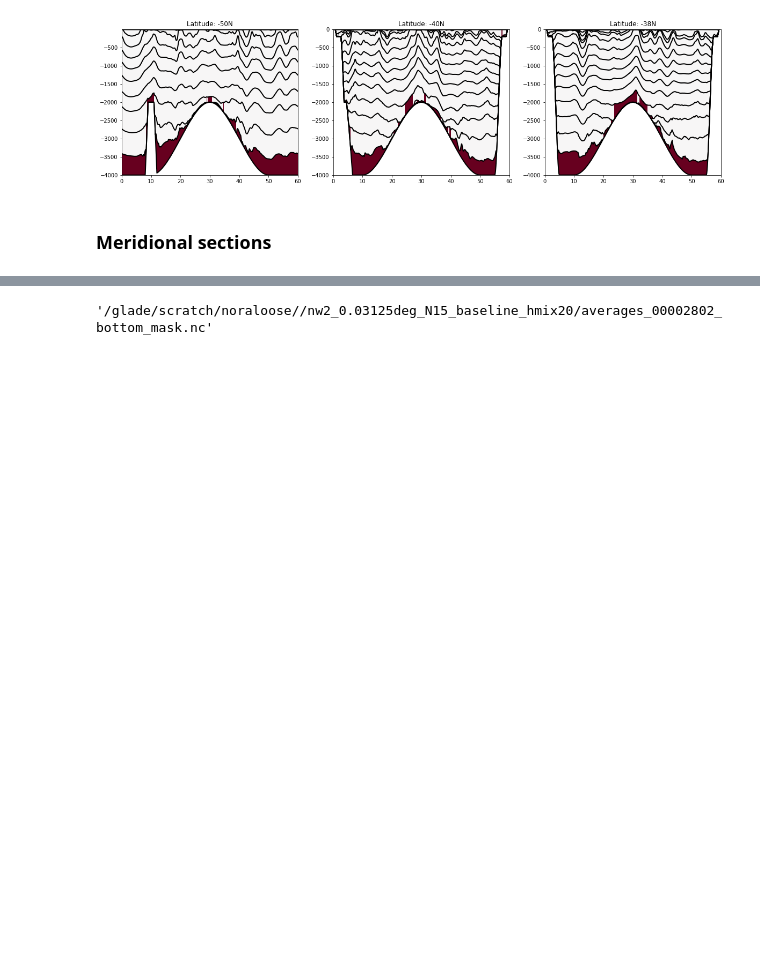
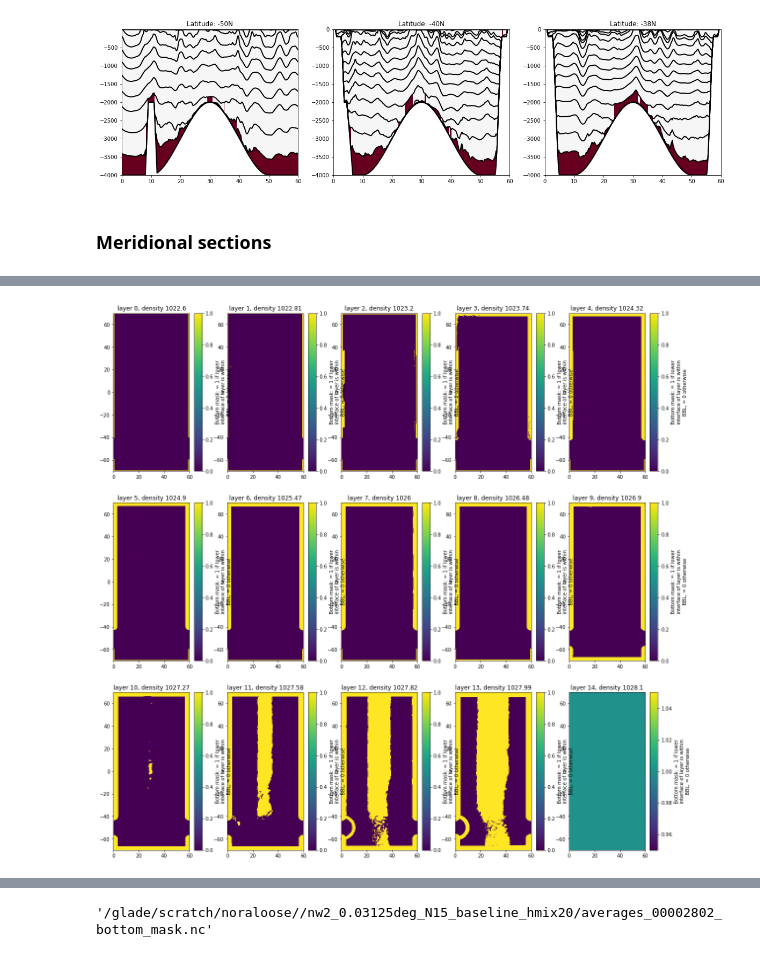
Before and after one commit to NoraLoose/energy_cycles, a Jupyter notebook: make_bottom_mask.ipynb, the cells around one changed output, grey strips where cells are left out. Saved outputs shown, nothing was run; the diff lists cells and outputs as text; code cells hidden in the pictures; blank space fills up the shorter version.

```diff
--- a/make_bottom_mask.ipynb
+++ b/make_bottom_mask.ipynb
@@ -40,31 +46,26 @@ Goal: Make `ds.bottom_mask` which is
+# %%
+# accumulate layer thicknesses from bottom upward
+# do cumulative sum in numpy for now
+h_rev = av['h'].values[:,::-1,...]
+h_cum = np.cumsum(h_rev, axis=1)
+h_cum_layer = h_cum[:,::-1,...]
+h_cum_interface =  np.append(h_cum_layer, np.zeros((20, 1, 4480, 1920)), axis=1)  # append zeros at topography interface
+h_cum_interface = xr.DataArray(h_cum_interface, coords=av.e.coords, dims=av.e.dims)
 # %%
-# look for minimum amount of layers from bottom that sum up to more than bbl_thickness
-h_rev = av['h'].isel(zl=slice(None, None, -1))
-eta = grid.cumsum(h_rev, 'Z', boundary='fill')
-eta = eta.isel(zi=slice(None, None, -1))
-mask = xr.where(eta>bbl_thickness, 1, 0)  # we now have a mask for interfaces
+mask = xr.where(h_cum_interface > bbl_thickness, 1, 0)  # we now have a mask for interfaces
 # next: transform this mask to a mask for layers
 mask_interp = grid.interp(mask, 'Z')
-mask_bottom = xr.where(mask_interp < 1, 1, 0)
+mask_bottom = xr.where(mask_interp < 1, 1, 0)  # this will set all layers with the values 0 or 0.5 to 1, and all ones to 0
 ds['bottom_mask'] = mask_bottom
 ds['bottom_mask'].attrs = {'units' : '', 'long_name': 'Bottom mask: = 1 if lower interface of layer is within BBL, = 0 otherwise'}
 # %% [markdown]
 ## Some plots
-# %%
-# Compute interface height
-h_rev = av.h.isel(zl=slice(None,None,-1))
-eta = grid.cumsum(h_rev,'Z',boundary='fill')
-eta = eta.isel(zi=slice(None,None,-1))
-eta = eta - st.depth_ocean
-eta = eta.chunk({'zi':16})
-eta = xr.where(st.wet,eta,np.nan)
-av['eta'] = eta.transpose('time', 'zi', 'yh', 'xh') # reorder coordinates
 # %%
 time = -1
 
-mask = ds.bottom_mask.isel(time=time).compute()
-eta = av.eta.isel(time=time).compute()
-eta_x = grid.interp(eta, 'X')
+mask = ds.bottom_mask.isel(time=time)
+eta = av['e'].isel(time=time).compute()
+eta_x = grid.interp(eta, 'X', boundary='fill')
 eta_y = grid.interp(eta, 'Y', boundary='fill')
 # %% [markdown]
 ### Zonal sections
@@ -97,0 +100,7 @@ for xh, ax in zip(xhlist, axs.flatten()):
+# %%
+fig, axs = plt.subplots(3, 5, figsize=(20, 20))
+for layer, ax in zip(range(15), axs.flatten()):
+    mask.isel(zl=layer).plot(ax=ax)
+    ax.set(xlabel='', ylabel='', title ='layer %i, density %g' %(layer, mask.zl[layer].values))
+# %% [output]
+[figure, added]
```
Also changed, not shown: parts of 6 cells of this notebook.
